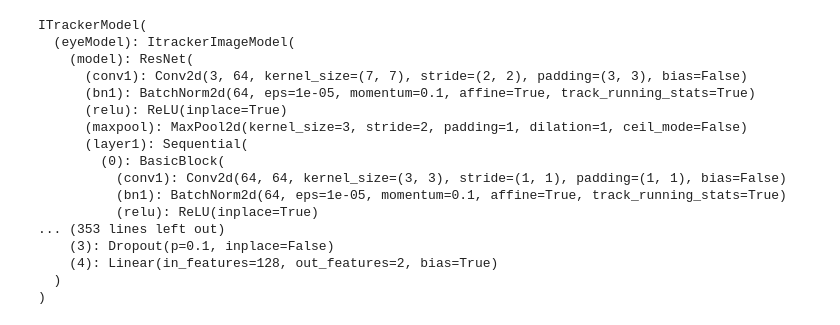
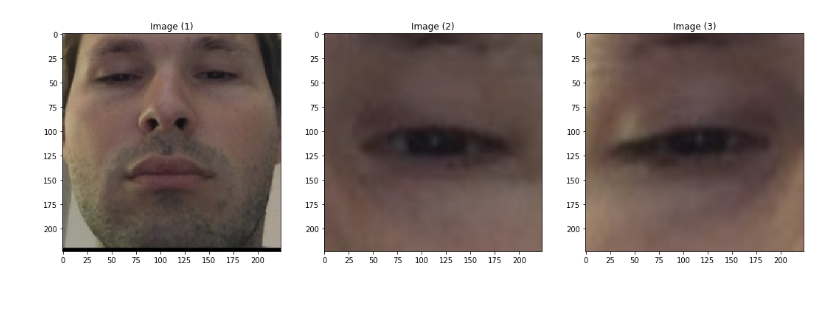
Before and after one commit to Switchcrafter/GazeCapture, a Jupyter notebook: pytorch/analyze_GradCAM.ipynb, the cells around one changed output. Saved outputs shown, nothing was run; the diff lists cells and outputs as text; code cells hidden in the pictures; blank space fills up the shorter version.

```diff
--- a/pytorch/analyze_GradCAM.ipynb
+++ b/pytorch/analyze_GradCAM.ipynb
@@ -60,3 +109,9 @@ tensor_face, tensor_eye_left, tensor_eye_right = prepare_image_tensors(color_spa
+# %%
+show_images([transforms.ToPILImage()(tensor_face_vis.cpu().squeeze_(0)),
+             transforms.ToPILImage()(tensor_eye_left_vis.cpu().squeeze_(0)),
+             transforms.ToPILImage()(tensor_eye_right_vis.cpu().squeeze_(0))])
+# %% [output]
+[figure, added]
 # %%
 from ITrackerModel import ITrackerModel
 
@@ -74,23 +129,5 @@ faceModel = model.faceModel.conv.model
 leftEyeModel = model.eyeModel.model
 rightEyeModel = model.eyeModel.model
 
-model
+# model
-# %% [output]
-ITrackerModel(
-  (eyeModel): ItrackerImageModel(
-    (model): ResNet(
-      (conv1): Conv2d(3, 64, kernel_size=(7, 7), stride=(2, 2), padding=(3, 3), bias=False)
-      (bn1): BatchNorm2d(64, eps=1e-05, momentum=0.1, affine=True, track_running_stats=True)
-      (relu): ReLU(inplace=True)
-      (maxpool): MaxPool2d(kernel_size=3, stride=2, padding=1, dilation=1, ceil_mode=False)
-      (layer1): Sequential(
-        (0): BasicBlock(
-          (conv1): Conv2d(64, 64, kernel_size=(3, 3), stride=(1, 1), padding=(1, 1), bias=False)
-          (bn1): BatchNorm2d(64, eps=1e-05, momentum=0.1, affine=True, track_running_stats=True)
-          (relu): ReLU(inplace=True)
-... (353 lines left out)
-    (3): Dropout(p=0.1, inplace=False)
-    (4): Linear(in_features=128, out_features=2, bias=True)
-  )
-)
 # %%
```
Also changed, not shown: parts of 9 cells of this notebook.
